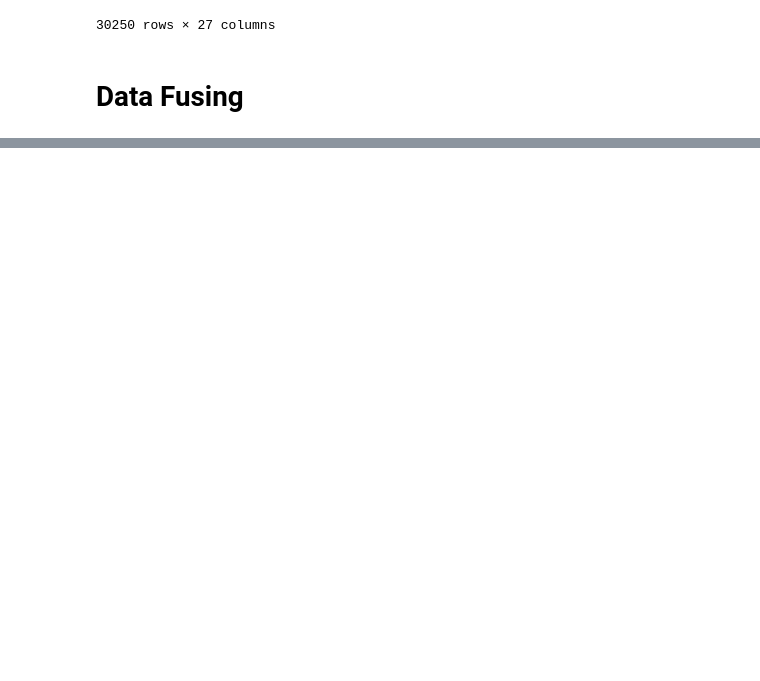
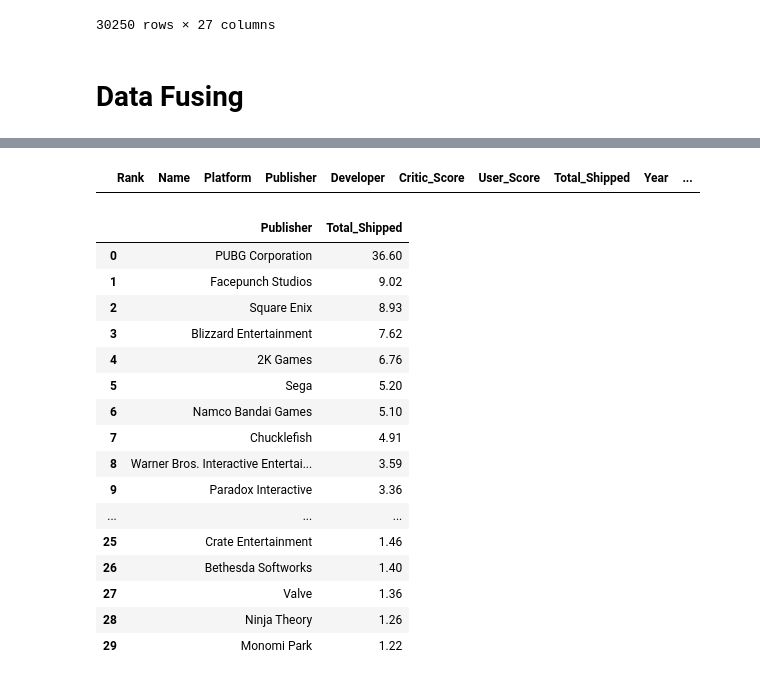
Before and after one commit to Tricar5/games_data, a Jupyter notebook: EXT_DATA_WORKING.ipynb, the cells around one changed output, grey strips where cells are left out. Cells and saved outputs as stored; diff of their text form; code cells hidden in the pictures; blank space fills up the shorter version.

```diff
--- a/EXT_DATA_WORKING.ipynb
+++ b/EXT_DATA_WORKING.ipynb
@@ -111,9 +93,9 @@ steam
 # %%
 steam_cols = ['Name','Genres','Indie','Players','Description','Tags']
 
-External_dataset = target_dataset.merge(steam[steam_cols], on='Name', how = 'left')
+external_dataset = target_dataset.merge(steam[steam_cols], on='Name', how = 'left')
 
-External_dataset.head()
+external_dataset.head()
 # %% [output]
 |  | Rank | Name | Platform | Publisher | Developer | Critic_Score | User_Score | Total_Shipped | Year | ... |
 | 0 | 5 | PLAYERUNKNOWN'S BATTLEGROUNDS | PC | PUBG Corporation | PUBG Corporation | 8.6 | 4.7 | 36.60 | 2017 | ... |
@@ -125,0 +121,26 @@ External_dataset.to_csv('data/FUSED_GAME_DATA.csv', sep='\t',encoding='utf-8', i
+# %%
+external_dataset[external_dataset['Name'] == 'DOOM']
+# %% [output]
+|  | Rank | Name | Platform | Publisher | Developer | Critic_Score | User_Score | Total_Shipped | Year | ... |
+# %%
+publisher_list_df_sales = external_dataset.pivot_table(index = ['Publisher'], values = 'Total_Shipped', aggfunc=np.sum).sort_values('Total_Shipped',ascending=False).reset_index()
+
+publisher_list_df_sales.head(30)
+# %% [output]
+|  | Publisher | Total_Shipped |
+| 0 | PUBG Corporation | 36.60 |
+| 1 | Facepunch Studios | 9.02 |
+| 2 | Square Enix | 8.93 |
+| 3 | Blizzard Entertainment | 7.62 |
+| 4 | 2K Games | 6.76 |
+| 5 | Sega | 5.20 |
+| 6 | Namco Bandai Games | 5.10 |
+| 7 | Chucklefish | 4.91 |
+| 8 | Warner Bros. Interactive Entertai... | 3.59 |
+| 9 | Paradox Interactive | 3.36 |
+| ... | ... | ... |
+| 25 | Crate Entertainment | 1.46 |
+| 26 | Bethesda Softworks | 1.40 |
+| 27 | Valve | 1.36 |
+| 28 | Ninja Theory | 1.26 |
+| 29 | Monomi Park | 1.22 |
```
Also changed, not shown: parts of 12 cells of this notebook, 4 other files.
